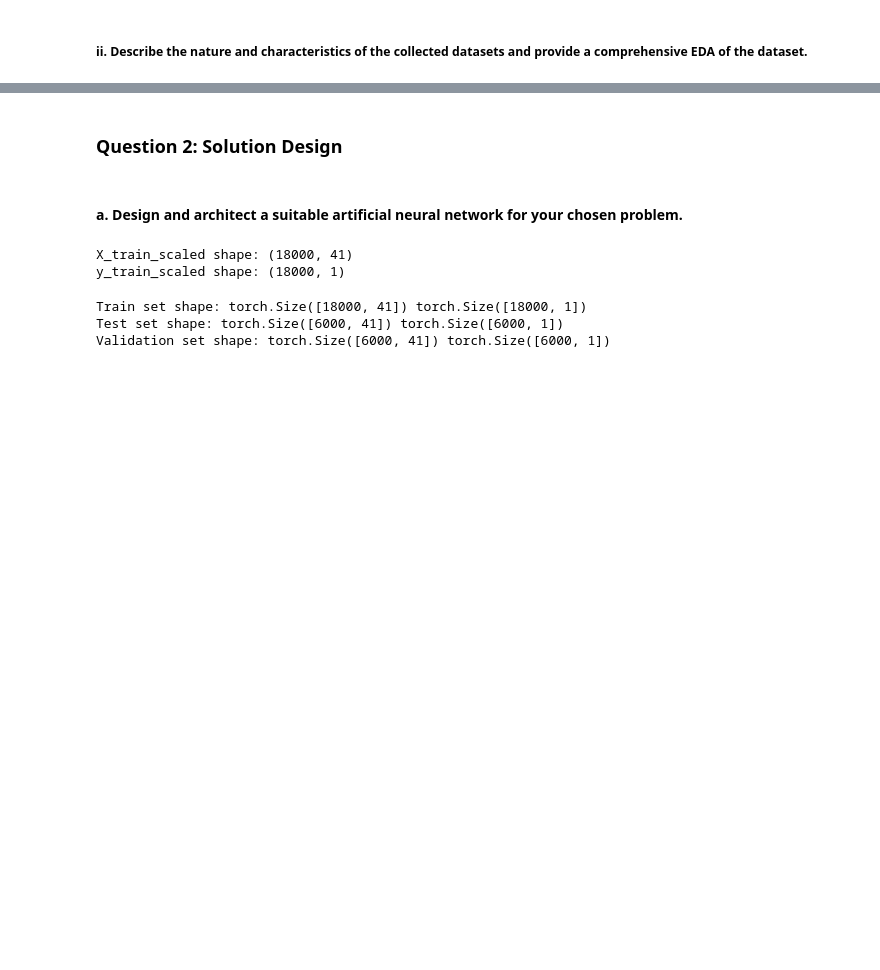
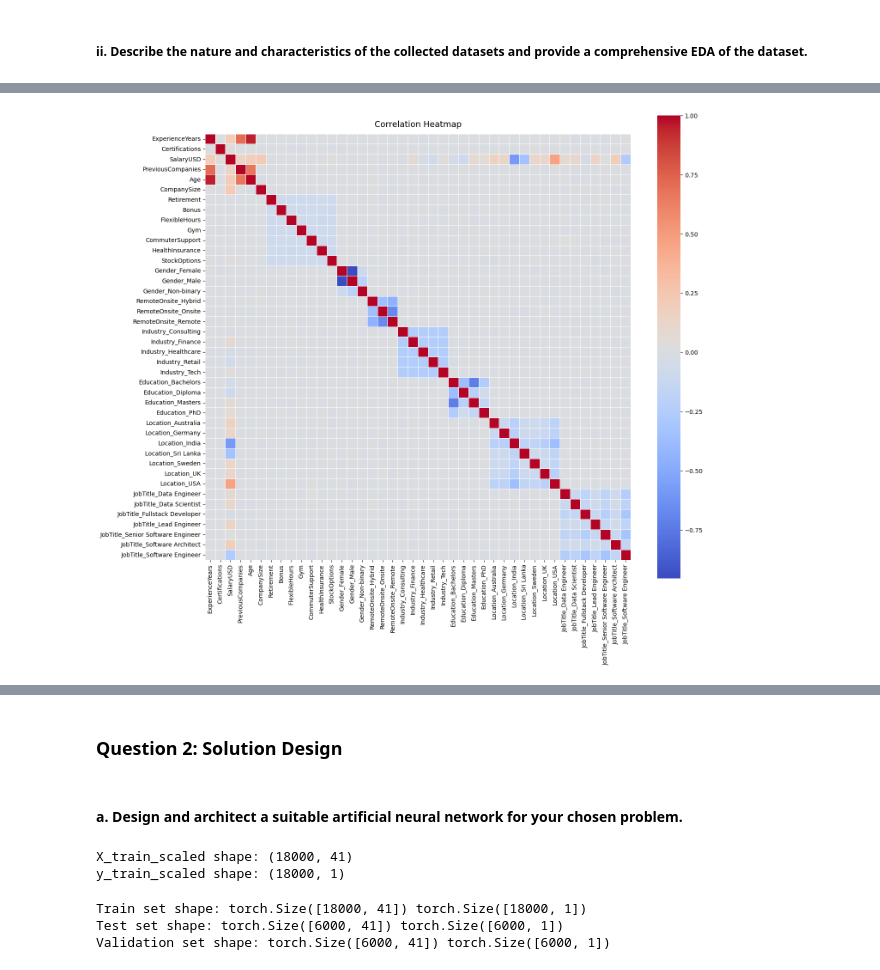
Before and after one commit to osandafdo/salary-prediction-system, a Jupyter notebook: Original_Code.ipynb, the cells around one changed output, grey strips where cells are left out. Cells and saved outputs as stored; diff of their text form; code cells hidden in the pictures; blank space fills up the shorter version.

```diff
--- a/Original_Code.ipynb
+++ b/Original_Code.ipynb
@@ -124,6 +133,28 @@ print(null_columns)
 # Correlation matrix for numerical features
 correlation_matrix = df.corr(numeric_only=True)
 print("Correlation matrix:\n", correlation_matrix)
+# %%
+import seaborn as sns
+
+# set up the figure
+plt.figure(figsize=(16, 14))
+
+# draw the heatmap
+sns.heatmap(
+    correlation_matrix,  # only strong ones
+    annot=False,        # show correlation values in cells
+    fmt=".2f",         # format to 2 decimal places
+    cmap="coolwarm",   # color palette
+    cbar=True,         # show color bar
+    square=True,       # keep cells square-shaped
+    linewidths=0.5
+)
+
+plt.title("Correlation Heatmap", fontsize=14, pad=12)
+#plt.tight_layout()
+plt.show()
+# %% [output]
+[figure, added]
 # %%
 # Plot distributions for key numerical features
 fig, axes = plt.subplots(2, 3, figsize=(16, 8))
```
Also changed, not shown: parts of 5 cells of this notebook, 5 other files.
